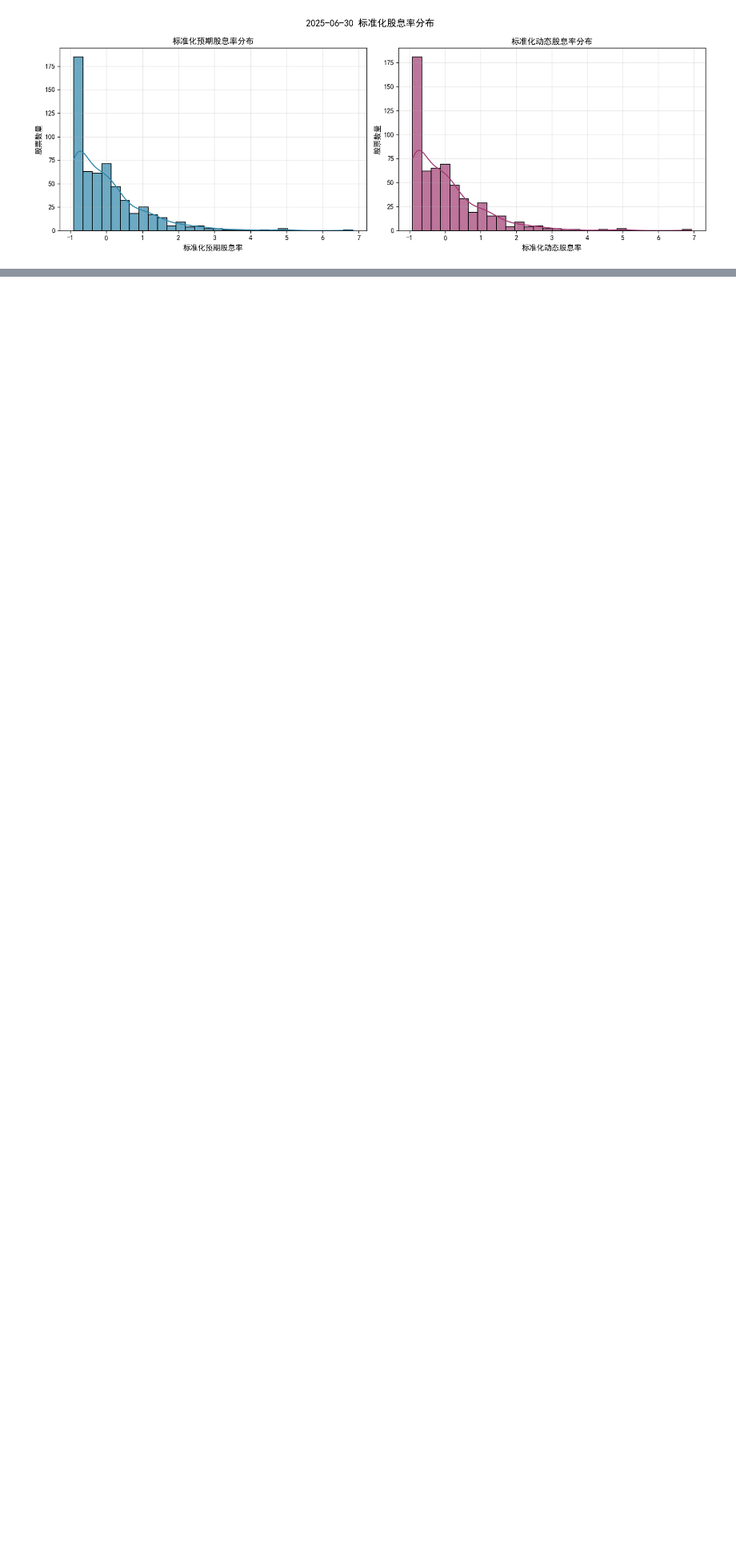
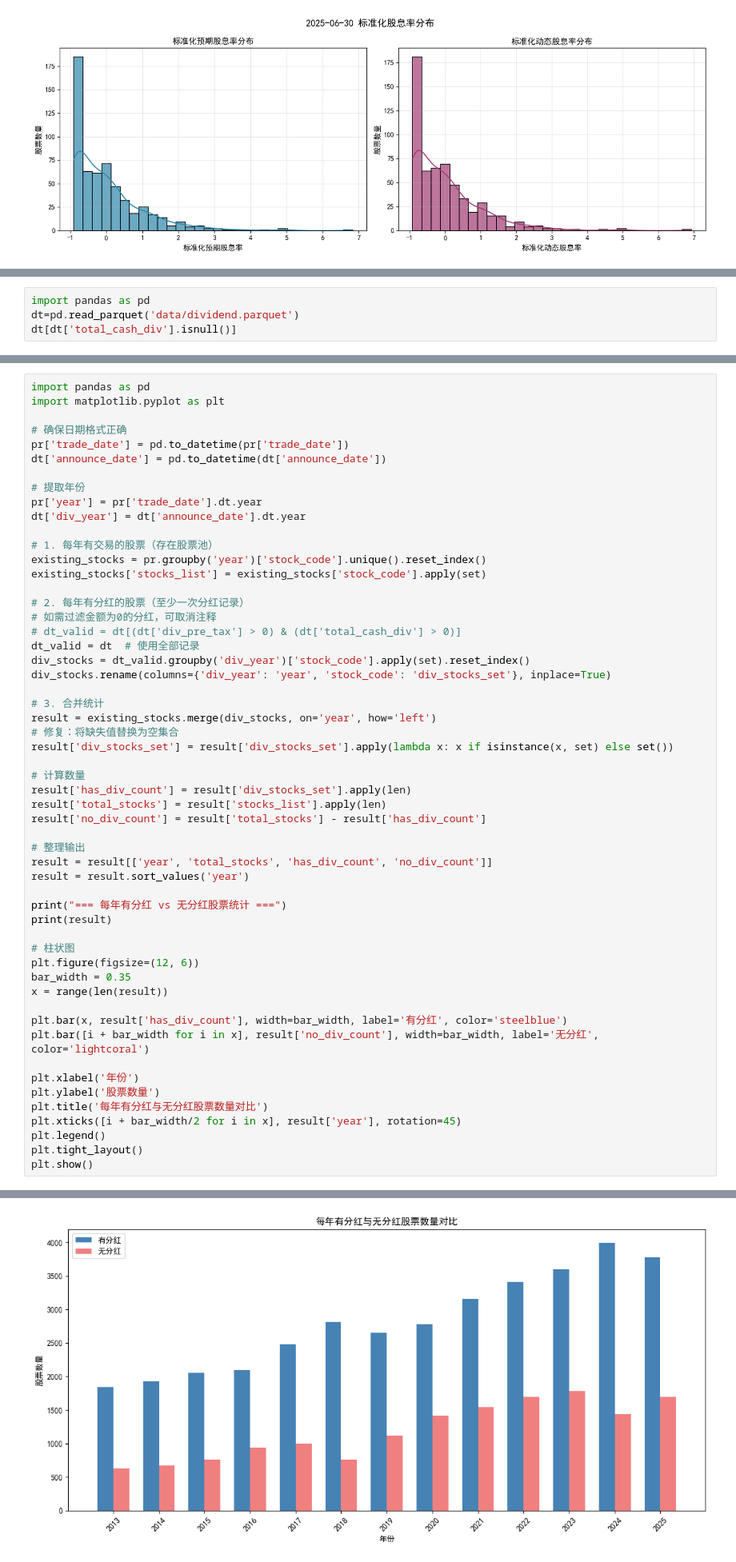
Before and after one commit to Lituxxx/ptb-project, a Jupyter notebook: data_analysis.ipynb, the cells around one changed output, grey strips where cells are left out. Shown at 80% size. Drawn from its saved outputs; the diff is of its cells as text; blank space fills up the shorter version.

```diff
--- a/data_analysis.ipynb
+++ b/data_analysis.ipynb
@@ -554,0 +574,4 @@ max              2.080871e+01           2.080871e+01
+# %%
+import pandas as pd
+dt=pd.read_parquet('data/dividend.parquet')
+dt[dt['total_cash_div'].isnull()]
@@ -554,0 +632,56 @@ max              2.080871e+01           2.080871e+01
+# %%
+import pandas as pd
+import matplotlib.pyplot as plt
+
+# 确保日期格式正确
+pr['trade_date'] = pd.to_datetime(pr['trade_date'])
+dt['announce_date'] = pd.to_datetime(dt['announce_date'])
+
+# 提取年份
+pr['year'] = pr['trade_date'].dt.year
+dt['div_year'] = dt['announce_date'].dt.year
+
+# 1. 每年有交易的股票（存在股票池）
+existing_stocks = pr.groupby('year')['stock_code'].unique().reset_index()
+existing_stocks['stocks_list'] = existing_stocks['stock_code'].apply(set)
+
+# 2. 每年有分红的股票（至少一次分红记录）
+# 如需过滤金额为0的分红，可取消注释
+# dt_valid = dt[(dt['div_pre_tax'] > 0) & (dt['total_cash_div'] > 0)]
+dt_valid = dt  # 使用全部记录
+div_stocks = dt_valid.groupby('div_year')['stock_code'].apply(set).reset_index()
+div_stocks.rename(columns={'div_year': 'year', 'stock_code': 'div_stocks_set'}, inplace=True)
+
+# 3. 合并统计
+result = existing_stocks.merge(div_stocks, on='year', how='left')
+# 修复：将缺失值替换为空集合
+result['div_stocks_set'] = result['div_stocks_set'].apply(lambda x: x if isinstance(x, set) else set())
+
+# 计算数量
+result['has_div_count'] = result['div_stocks_set'].apply(len)
+result['total_stocks'] = result['stocks_list'].apply(len)
+result['no_div_count'] = result['total_stocks'] - result['has_div_count']
+
+# 整理输出
+result = result[['year', 'total_stocks', 'has_div_count', 'no_div_count']]
+result = result.sort_values('year')
+
+print("=== 每年有分红 vs 无分红股票统计 ===")
+print(result)
+
+# 柱状图
+plt.figure(figsize=(12, 6))
+bar_width = 0.35
+x = range(len(result))
+
+plt.bar(x, result['has_div_count'], width=bar_width, label='有分红', color='steelblue')
+plt.bar([i + bar_width for i in x], result['no_div_count'], width=bar_width, label='无分红', color='lightcoral')
+
+plt.xlabel('年份')
+plt.ylabel('股票数量')
+plt.title('每年有分红与无分红股票数量对比')
+plt.xticks([i + bar_width/2 for i in x], result['year'], rotation=45)
+plt.legend()
+plt.tight_layout()
+plt.show()
+# %% [output]
@@ -554,0 +703 @@ max              2.080871e+01           2.080871e+01
+[figure, added]
```
Also changed, not shown: parts of 9 cells of this notebook, 1 other file.
